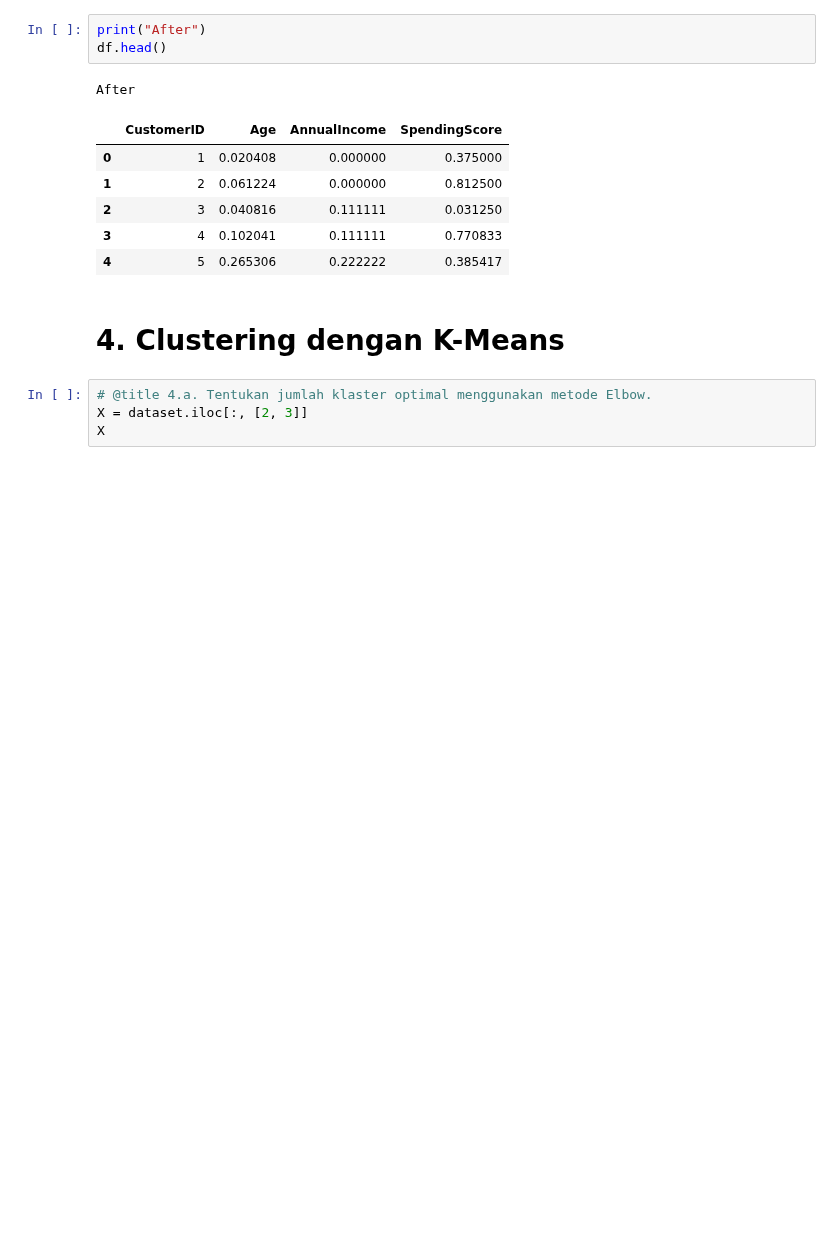
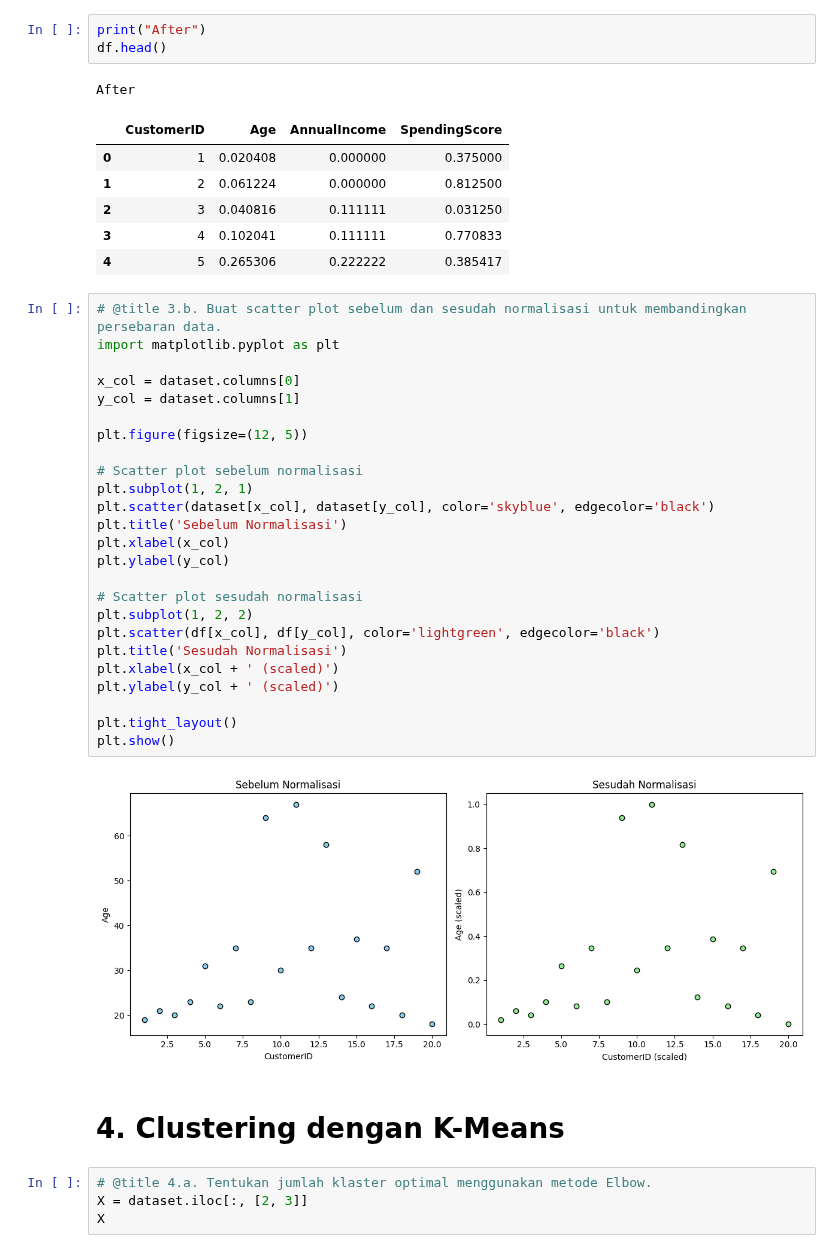
Before and after one commit to ImNotDanish05/2025_KC_TI-1A, a Jupyter notebook: Tugas Besar.ipynb, the cells around one changed output. Drawn from its saved outputs; the diff is of its cells as text; blank space fills up the shorter version.

```diff
--- a/Tugas Besar.ipynb
+++ b/Tugas Besar.ipynb
@@ -129,6 +129,33 @@ After
 | 2 | 3 | 0.040816 | 0.111111 | 0.031250 |
 | 3 | 4 | 0.102041 | 0.111111 | 0.770833 |
 | 4 | 5 | 0.265306 | 0.222222 | 0.385417 |
+# %%
+# @title 3.b. Buat scatter plot sebelum dan sesudah normalisasi untuk membandingkan persebaran data.
+import matplotlib.pyplot as plt
+
+x_col = dataset.columns[0]
+y_col = dataset.columns[1]
+
+plt.figure(figsize=(12, 5))
+
+# Scatter plot sebelum normalisasi
+plt.subplot(1, 2, 1)
+plt.scatter(dataset[x_col], dataset[y_col], color='skyblue', edgecolor='black')
+plt.title('Sebelum Normalisasi')
+plt.xlabel(x_col)
+plt.ylabel(y_col)
+
+# Scatter plot sesudah normalisasi
+plt.subplot(1, 2, 2)
+plt.scatter(df[x_col], df[y_col], color='lightgreen', edgecolor='black')
+plt.title('Sesudah Normalisasi')
+plt.xlabel(x_col + ' (scaled)')
+plt.ylabel(y_col + ' (scaled)')
+
+plt.tight_layout()
+plt.show()
+# %% [output]
+[figure, added]
 # %% [markdown]
 # **4. Clustering dengan K-Means**
 # %%
```
Also changed, not shown: parts of 1 cell of this notebook.
